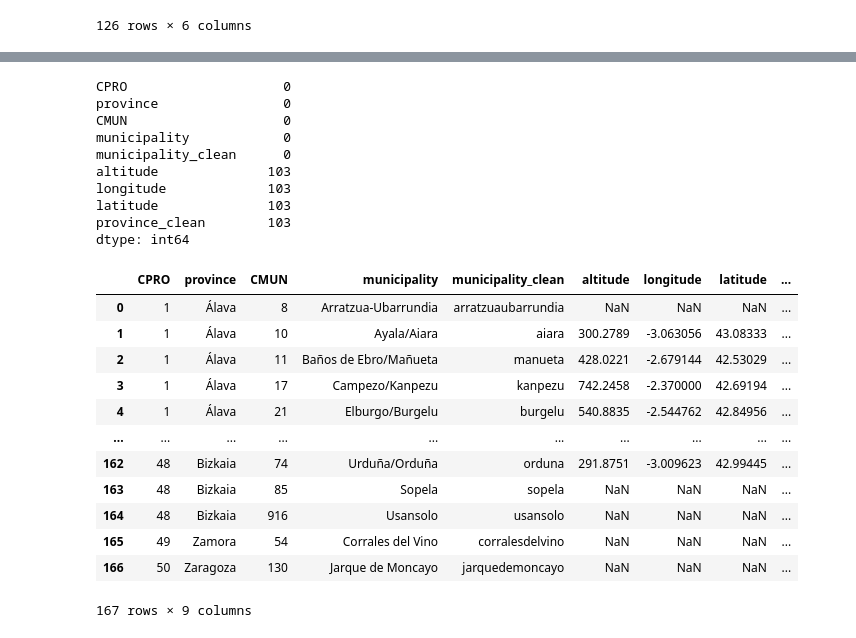
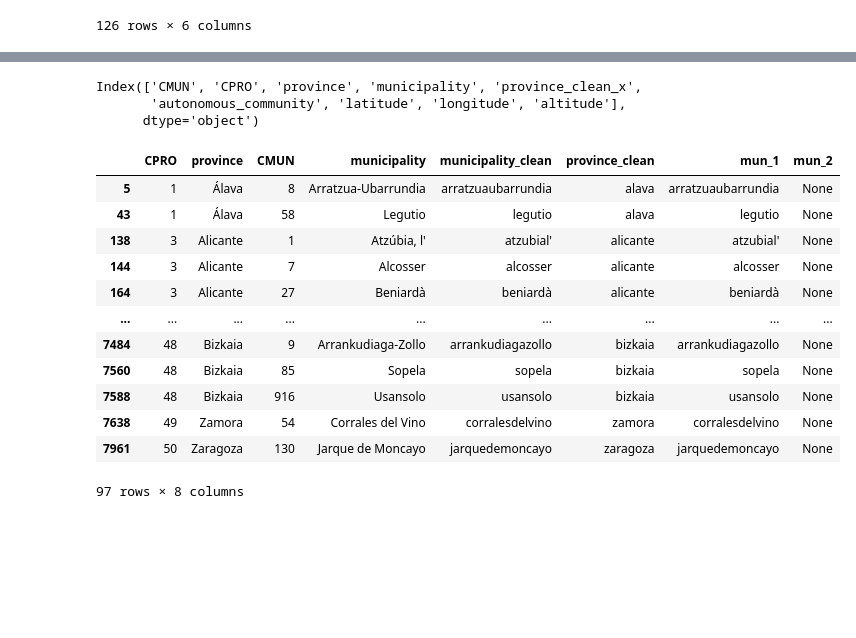
Before and after one commit to marimoysan/ml-pueblos, a Jupyter notebook: notebooks/eda_municipalities_coordinates.ipynb, the cells around one changed output, grey strips where cells are left out. Cells and saved outputs as stored; diff of their text form; code cells hidden in the pictures; blank space fills up the shorter version.

```diff
--- a/notebooks/eda_municipalities_coordinates.ipynb
+++ b/notebooks/eda_municipalities_coordinates.ipynb
@@ -141,19 +130,0 @@ df_municipalities_coordinates[df_municipalities_coordinates["municipality_clean"
-# %%
-df_municipalities = split_at_char(df_municipalities, 'municipality_clean', '/')
-#df_municipalities['municipality_clean'] = df_municipalities['municipality_clean'].str.split('/').str[-1]
-
-#df_municipalities_coordinates = split_at_char(df_municipalities_coordinates, 'municipality_clean', '/')
-df_municipalities_coordinates['municipality_clean'] = df_municipalities_coordinates['municipality_clean'].str.split('/').str[-1]
-# %%
-df_municipalities['municipality_clean'] = df_municipalities['municipality_clean'].str.strip().str.lower()
-df_municipalities['province_clean'] = df_municipalities['province_clean'].str.strip().str.lower()
-df_municipalities_coordinates['municipality_clean'] = df_municipalities_coordinates['municipality_clean'].str.strip().str.lower()
-df_municipalities_coordinates['province_clean'] = df_municipalities_coordinates['province_clean'].str.strip().str.lower()
-
-df = pd.merge(df_municipalities, df_municipalities_coordinates[['altitude', 'longitude', 'latitude', 'municipality_clean', 'province_clean']],
-              on='municipality_clean',
-              how='left')
-
-# df = pd.merge(df_coordinates[['altitude', 'longitude', 'latitude', 'municipality_name_clean', 'province_clean']], df_communities,
-#               on=['municipality_name_clean', 'province_clean'],
-#               how='left')
@@ -210,29 +139,0 @@ df_alternative_merge = pd.merge(df_alternative, df_municipalities_coordinates[['
-# %%
-df_alternative_merge.isna().sum()
-# %% [output]
-CPRO                    0
-province                0
-CMUN                    0
-municipality            0
-municipality_clean      0
-altitude              103
-longitude             103
-latitude              103
-province_clean        103
-dtype: int64
-# %%
-df_alternative_merge
-# %% [output]
-|  | CPRO | province | CMUN | municipality | municipality_clean | altitude | longitude | latitude | ... |
-| 0 | 1 | Álava | 8 | Arratzua-Ubarrundia | arratzuaubarrundia | NaN | NaN | NaN | ... |
-| 1 | 1 | Álava | 10 | Ayala/Aiara | aiara | 300.2789 | -3.063056 | 43.08333 | ... |
-| 2 | 1 | Álava | 11 | Baños de Ebro/Mañueta | manueta | 428.0221 | -2.679144 | 42.53029 | ... |
-| 3 | 1 | Álava | 17 | Campezo/Kanpezu | kanpezu | 742.2458 | -2.370000 | 42.69194 | ... |
-| 4 | 1 | Álava | 21 | Elburgo/Burgelu | burgelu | 540.8835 | -2.544762 | 42.84956 | ... |
-| ... | ... | ... | ... | ... | ... | ... | ... | ... | ... |
-| 162 | 48 | Bizkaia | 74 | Urduña/Orduña | orduna | 291.8751 | -3.009623 | 42.99445 | ... |
-| 163 | 48 | Bizkaia | 85 | Sopela | sopela | NaN | NaN | NaN | ... |
-| 164 | 48 | Bizkaia | 916 | Usansolo | usansolo | NaN | NaN | NaN | ... |
-| 165 | 49 | Zamora | 54 | Corrales del Vino | corralesdelvino | NaN | NaN | NaN | ... |
-| 166 | 50 | Zaragoza | 130 | Jarque de Moncayo | jarquedemoncayo | NaN | NaN | NaN | ... |
-167 rows × 9 columns
@@ -238,0 +148,23 @@ df_alternative_merge
+# %%
+df.columns
+# %% [output]
+Index(['CMUN', 'CPRO', 'province', 'municipality', 'province_clean_x',
+       'autonomous_community', 'latitude', 'longitude', 'altitude'],
+      dtype='object')
+# %%
+df_unmatched = df_municipalities[~df_municipalities['municipality'].isin(df['municipality'])]
+df_unmatched
+# %% [output]
+|  | CPRO | province | CMUN | municipality | municipality_clean | province_clean | mun_1 | mun_2 |
+| 5 | 1 | Álava | 8 | Arratzua-Ubarrundia | arratzuaubarrundia | alava | arratzuaubarrundia | None |
+| 43 | 1 | Álava | 58 | Legutio | legutio | alava | legutio | None |
+| 138 | 3 | Alicante | 1 | Atzúbia, l' | atzubial' | alicante | atzubial' | None |
+| 144 | 3 | Alicante | 7 | Alcosser | alcosser | alicante | alcosser | None |
+| 164 | 3 | Alicante | 27 | Beniardà | beniardà | alicante | beniardà | None |
+| ... | ... | ... | ... | ... | ... | ... | ... | ... |
+| 7484 | 48 | Bizkaia | 9 | Arrankudiaga-Zollo | arrankudiagazollo | bizkaia | arrankudiagazollo | None |
+| 7560 | 48 | Bizkaia | 85 | Sopela | sopela | bizkaia | sopela | None |
+| 7588 | 48 | Bizkaia | 916 | Usansolo | usansolo | bizkaia | usansolo | None |
+| 7638 | 49 | Zamora | 54 | Corrales del Vino | corralesdelvino | zamora | corralesdelvino | None |
+| 7961 | 50 | Zaragoza | 130 | Jarque de Moncayo | jarquedemoncayo | zaragoza | jarquedemoncayo | None |
+97 rows × 8 columns
```
Also changed, not shown: parts of 28 cells of this notebook, 1 other file.
